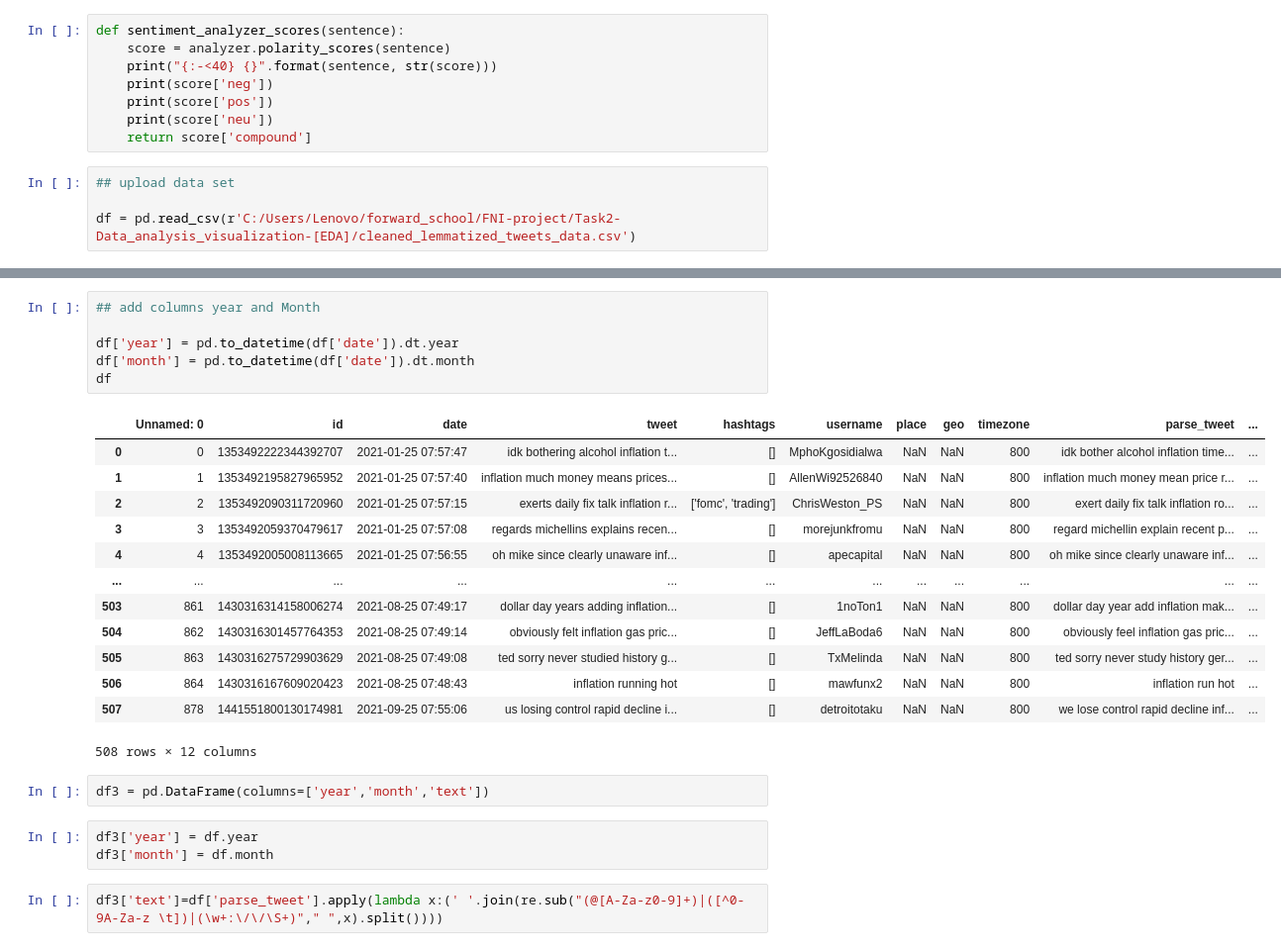
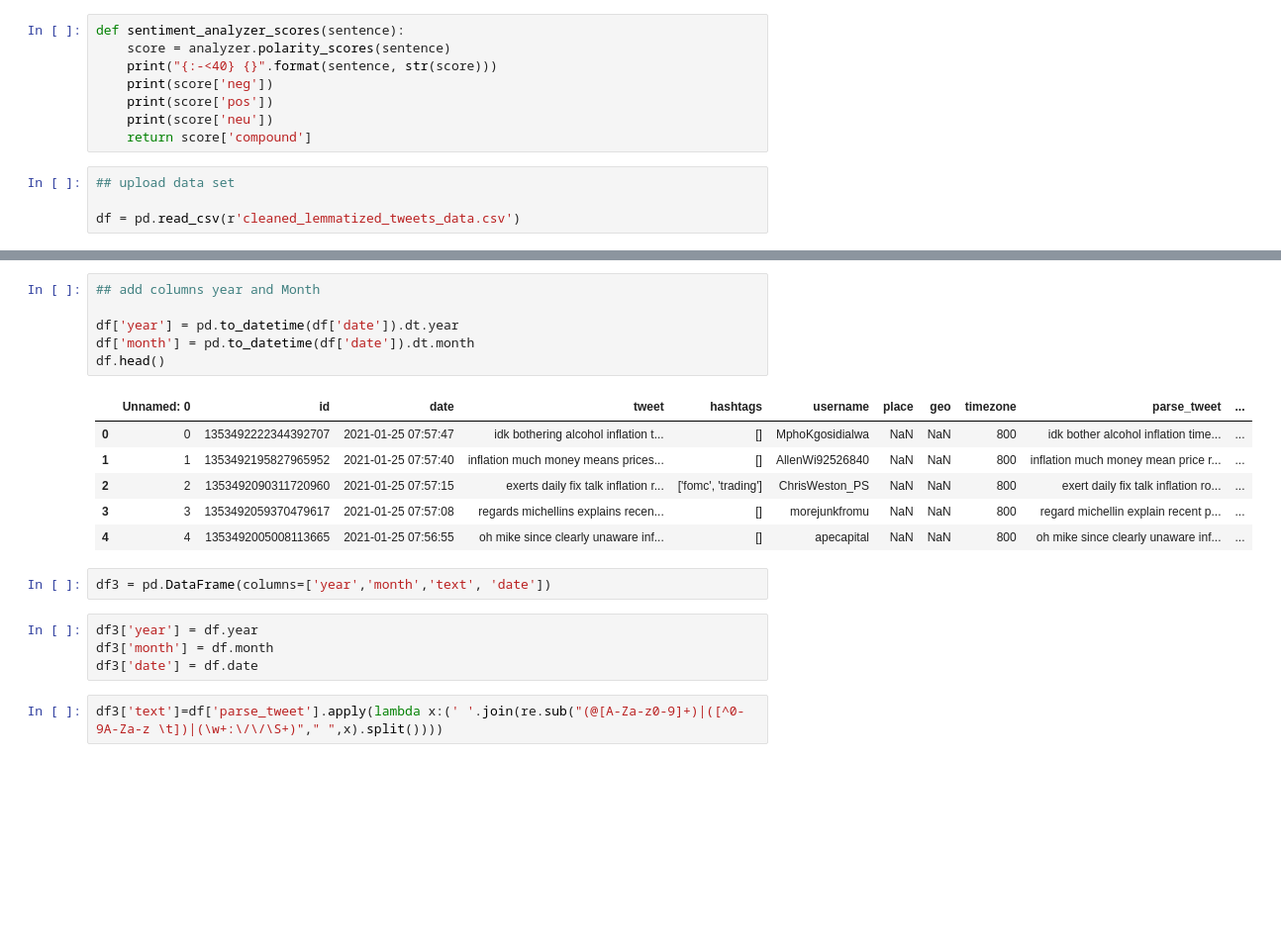
Before and after one commit to cjj1120/FNI-project, a Jupyter notebook: Task2-Data_analysis_visualization-[EDA]/Sentiment Analysis.ipynb, the cells around one changed output, grey strips where cells are left out. Shown: that part at 99% size. Cells and saved outputs as stored; diff of their text form; blank space fills up the shorter version.

```diff
--- a/Task2-Data_analysis_visualization-[EDA]/Sentiment Analysis.ipynb
+++ b/Task2-Data_analysis_visualization-[EDA]/Sentiment Analysis.ipynb
@@ -17,5 +17,5 @@ def sentiment_analyzer_scores(sentence):
 # %%
 ## upload data set
 
-df = pd.read_csv(r'C:/Users/Lenovo/forward_school/FNI-project/Task2-Data_analysis_visualization-[EDA]/cleaned_lemmatized_tweets_data.csv')
+df = pd.read_csv(r'cleaned_lemmatized_tweets_data.csv')
 # %%
@@ -57,28 +50,22 @@ memory usage: 39.8+ KB
 # %%
 ## add columns year and Month
 
 df['year'] = pd.to_datetime(df['date']).dt.year
 df['month'] = pd.to_datetime(df['date']).dt.month
-df
+df.head()
 # %% [output]
 |  | Unnamed: 0 | id | date | tweet | hashtags | username | place | geo | timezone | parse_tweet | ... |
 | 0 | 0 | 1353492222344392707 | 2021-01-25 07:57:47 | idk bothering alcohol inflation t... | [] | MphoKgosidialwa | NaN | NaN | 800 | idk bother alcohol inflation time... | ... |
 | 1 | 1 | 1353492195827965952 | 2021-01-25 07:57:40 | inflation much money means prices... | [] | AllenWi92526840 | NaN | NaN | 800 | inflation much money mean price r... | ... |
 | 2 | 2 | 1353492090311720960 | 2021-01-25 07:57:15 | exerts daily fix talk inflation r... | ['fomc', 'trading'] | ChrisWeston_PS | NaN | NaN | 800 | exert daily fix talk inflation ro... | ... |
 | 3 | 3 | 1353492059370479617 | 2021-01-25 07:57:08 | regards michellins explains recen... | [] | morejunkfromu | NaN | NaN | 800 | regard michellin explain recent p... | ... |
 | 4 | 4 | 1353492005008113665 | 2021-01-25 07:56:55 | oh mike since clearly unaware inf... | [] | apecapital | NaN | NaN | 800 | oh mike since clearly unaware inf... | ... |
-| ... | ... | ... | ... | ... | ... | ... | ... | ... | ... | ... | ... |
-| 503 | 861 | 1430316314158006274 | 2021-08-25 07:49:17 | dollar day years adding inflation... | [] | 1noTon1 | NaN | NaN | 800 | dollar day year add inflation mak... | ... |
-| 504 | 862 | 1430316301457764353 | 2021-08-25 07:49:14 | obviously felt inflation gas pric... | [] | JeffLaBoda6 | NaN | NaN | 800 | obviously feel inflation gas pric... | ... |
-| 505 | 863 | 1430316275729903629 | 2021-08-25 07:49:08 | ted sorry never studied history g... | [] | TxMelinda | NaN | NaN | 800 | ted sorry never study history ger... | ... |
-| 506 | 864 | 1430316167609020423 | 2021-08-25 07:48:43 | inflation running hot | [] | mawfunx2 | NaN | NaN | 800 | inflation run hot | ... |
-| 507 | 878 | 1441551800130174981 | 2021-09-25 07:55:06 | us losing control rapid decline i... | [] | detroitotaku | NaN | NaN | 800 | we lose control rapid decline inf... | ... |
-508 rows × 12 columns
 # %%
-df3 = pd.DataFrame(columns=['year','month','text'])
+df3 = pd.DataFrame(columns=['year','month','text', 'date'])
 # %%
 df3['year'] = df.year
 df3['month'] = df.month
+df3['date'] = df.date
 # %%
 df3['text']=df['parse_tweet'].apply(lambda x:(' '.join(re.sub("(@[A-Za-z0-9]+)|([^0-9A-Za-z \t])|(\w+:\/\/\S+)"," ",x).split())))
 # %%
```
Also changed, not shown: parts of 4 cells of this notebook, 16 other files.
